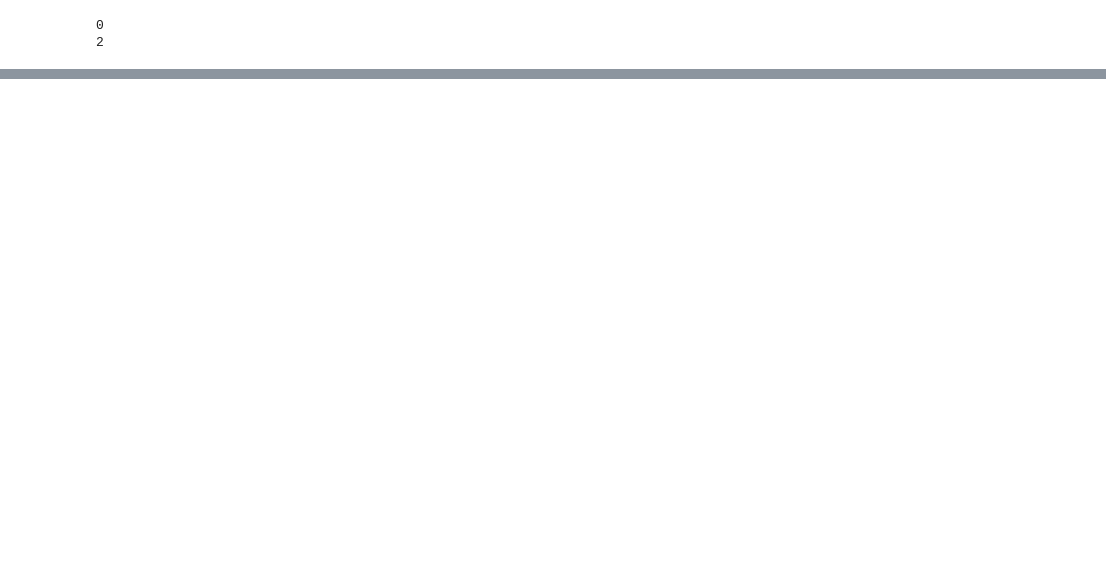
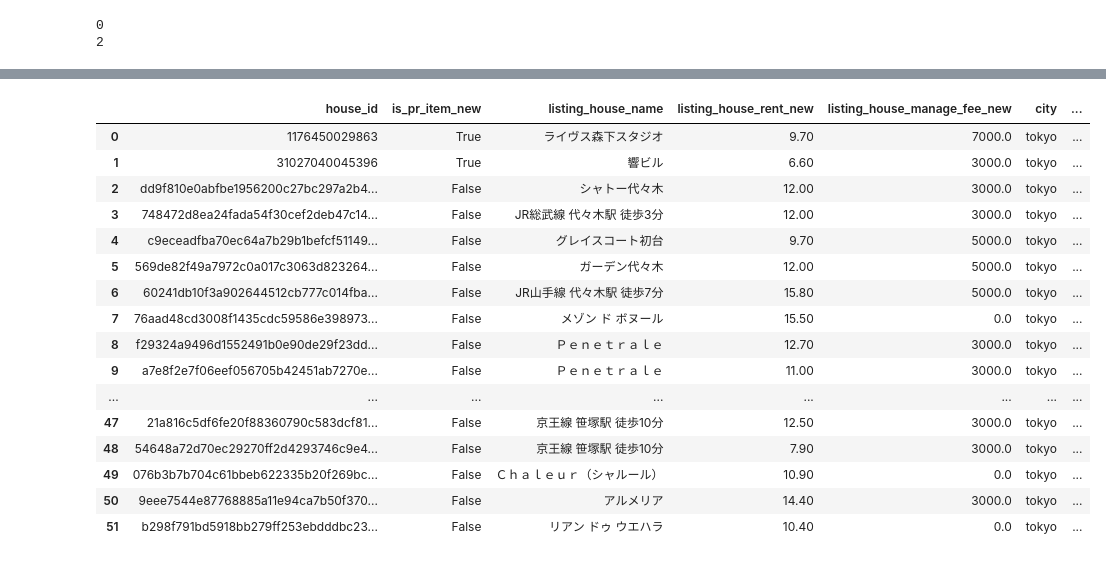
Before and after one commit to yudun/houspiders, a Jupyter notebook: notebooks/playgroud.ipynb, the cells around one changed output, grey strips where cells are left out. Drawn from its saved outputs; the diff is of its cells as text; code cells hidden in the pictures; blank space fills up the shorter version.

```diff
--- a/notebooks/playgroud.ipynb
+++ b/notebooks/playgroud.ipynb
@@ -441,5 +435,4 @@ print('\n'.join([f'{x.house_id}: {x.listing_house_name}' for _, x in new_house_l
 1418210001548: 白金台シャスター
 1339110000084: アーベイン赤塚
 # %%
-for x in new_house_link_df[:3]:
-    print(x)
+new_rent_house_link_df = pd.read_csv('/home/ubuntu/houspiders/house_list_spider/output/2022-11-19/house_chintai_links.csv')
@@ -467,6 +452,8 @@ print(2)
 0
 2
 # %%
-df = pd.DataFrame()
+available_house_df = pd.read_sql('SELECT house_id, is_pr_item, listing_house_rent, listing_house_manage_fee FROM lifull_rent_link WHERE is_available', cnx)
 # %%
-len(df)
+
+available_house_df['house_id'] = available_house_df['house_id'].astype(str)
+available_house_df['is_pr_item'] = available_house_df['is_pr_item'].astype(bool)
@@ -474,0 +470,22 @@ len(df)
+# %%
+merged_df = new_rent_house_link_df.merge(available_house_df, how='outer', on=['house_id'], suffixes=['_new', '_old'])
+# %%
+merged_df
+# %% [output]
+|  | house_id | is_pr_item_new | listing_house_name | listing_house_rent_new | listing_house_manage_fee_new | city | ... |
+| 0 | 1176450029863 | True | ライヴス森下スタジオ | 9.70 | 7000.0 | tokyo | ... |
+| 1 | 31027040045396 | True | 響ビル | 6.60 | 3000.0 | tokyo | ... |
+| 2 | dd9f810e0abfbe1956200c27bc297a2b4... | False | シャトー代々木 | 12.00 | 3000.0 | tokyo | ... |
+| 3 | 748472d8ea24fada54f30cef2deb47c14... | False | JR総武線 代々木駅 徒歩3分 | 12.00 | 3000.0 | tokyo | ... |
+| 4 | c9eceadfba70ec64a7b29b1befcf51149... | False | グレイスコート初台 | 9.70 | 5000.0 | tokyo | ... |
+| 5 | 569de82f49a7972c0a017c3063d823264... | False | ガーデン代々木 | 12.00 | 5000.0 | tokyo | ... |
+| 6 | 60241db10f3a902644512cb777c014fba... | False | JR山手線 代々木駅 徒歩7分 | 15.80 | 5000.0 | tokyo | ... |
+| 7 | 76aad48cd3008f1435cdc59586e398973... | False | メゾン ド ボヌール | 15.50 | 0.0 | tokyo | ... |
+| 8 | f29324a9496d1552491b0e90de29f23dd... | False | Ｐｅｎｅｔｒａｌｅ | 12.70 | 3000.0 | tokyo | ... |
+| 9 | a7e8f2e7f06eef056705b42451ab7270e... | False | Ｐｅｎｅｔｒａｌｅ | 11.00 | 3000.0 | tokyo | ... |
+| ... | ... | ... | ... | ... | ... | ... | ... |
+| 47 | 21a816c5df6fe20f88360790c583dcf81... | False | 京王線 笹塚駅 徒歩10分 | 12.50 | 3000.0 | tokyo | ... |
+| 48 | 54648a72d70ec29270ff2d4293746c9e4... | False | 京王線 笹塚駅 徒歩10分 | 7.90 | 3000.0 | tokyo | ... |
+| 49 | 076b3b7b704c61bbeb622335b20f269bc... | False | Ｃｈａｌｅｕｒ（シャルール） | 10.90 | 0.0 | tokyo | ... |
+| 50 | 9eee7544e87768885a11e94ca7b50f370... | False | アルメリア | 14.40 | 3000.0 | tokyo | ... |
+| 51 | b298f791bd5918bb279ff253ebdddbc23... | False | リアン ドゥ ウエハラ | 10.40 | 0.0 | tokyo | ... |
```
Also changed, not shown: parts of 8 cells of this notebook, 4 other files.
